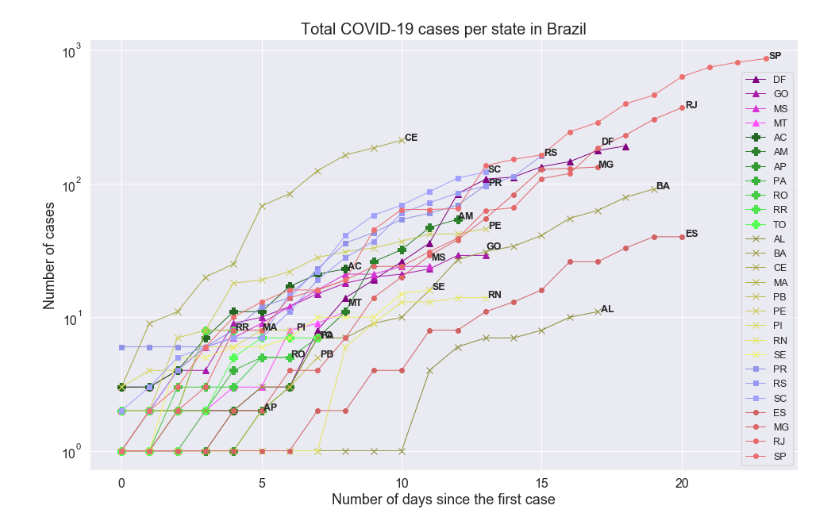
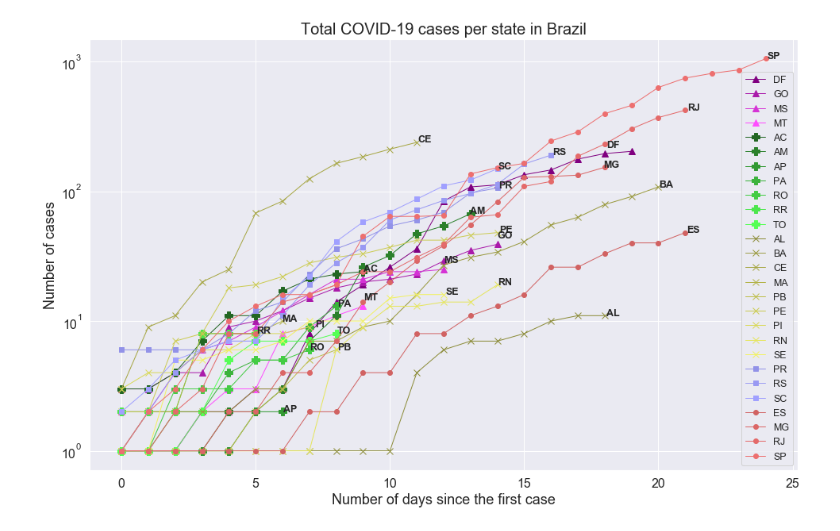
Before and after one commit to marcoutojr/COVID-19-Statistics-Brazil, a Jupyter notebook: COVID_19_Analysis.ipynb, the cells around one changed output. Cells and saved outputs as stored; diff of their text form; code cells hidden in the pictures.

```diff
--- a/COVID_19_Analysis.ipynb
+++ b/COVID_19_Analysis.ipynb
@@ -9,8 +9,8 @@ sns.set_style('darkgrid')
 %matplotlib inline
 # %%
 # Reading the CSV data file
-file = 'Data\Data_24032020.csv' # Put the update CSV file here
-date = '24_03_2020' # Update the data as well
+file = 'Data\Data_26032020.csv' # Put the update CSV file here
+date = '26_03_2020' # Update the data as well
 raw_data = pd.read_csv(file)
 # %%
 #  Takes the names of Brazilian states ant the counting days per state
@@ -36,6 +36,7 @@ new_cases = np.empty((len(states), np.max(days_per_state)))
 new_cases[:] = np.NaN
 
 row = 0
+col = 0
 
 for i in np.arange(0, len(raw_data['state']) - 1):
     if row < len(states):
@@ -95,35 +96,35 @@ for k in range(0, len(states)):
         color_northeast = (k/20, k/20, k/50)
         plt.plot(total_data.iloc[k, range(0, total_data.shape[1] - 1)], '-x', color = color_northeast,
                  markersize = 8, linewidth = 1)
         plt.annotate(total_data.index[k], (days_per_state[k], total_data.iloc[k, days_per_state[k] - 1]),
                     textcoords = 'offset points', xytext=(-15, 0), ha='right', fontsize = 12.5, weight = 'bold')
 
     if total_data['Region'][k] == 'South':
         color_south = (k/35, k/35, k/22)
         plt.plot(total_data.iloc[k, range(0, total_data.shape[1] - 1)], '-s', color = color_south,
                  markersize = 6, linewidth = 1)
         plt.annotate(total_data.index[k], (days_per_state[k], total_data.iloc[k, days_per_state[k] - 1]),
                     textcoords = 'offset points', xytext=(-15, 0), ha='right', fontsize = 12.5, weight = 'bold')
 
     if total_data['Region'][k] == 'Southeast':
         color_southeast = (k/28, k/60, k/60)
         plt.plot(total_data.iloc[k, range(0, total_data.shape[1] - 1)], '-o', color = color_southeast,
                  markersize = 6, linewidth = 1)
         plt.annotate(total_data.index[k], (days_per_state[k], total_data.iloc[k, days_per_state[k] - 1]),
                     textcoords = 'offset points', xytext=(-15, 0), ha='right', fontsize = 12.5, weight = 'bold')
 
 plt.yscale('log')
 plt.ylabel('Number of cases', Fontsize = 18)
 plt.yticks(fontsize = 16)
 plt.xlabel('Number of days since the first case', Fontsize = 18)
 plt.xticks(fontsize = 16)
 plt.title('Total COVID-19 cases per state in Brazil', FontSize = 20)
-plt.legend(fontsize = 12.5)
+plt.legend(labels = states, fontsize = 12.5)
 
 plt.show()
 fig1.savefig('Figures\\' + date + '\\Total_COVID19_cases_per_state_in_Brazil.png', dpi = 400)
 # %% [output]
-[figure, old version]
+[figure, new version]
 # %%
 # Analysis of COVID-19 in each Brazilian state
 
```
Also changed, not shown: parts of 2 cells of this notebook.
